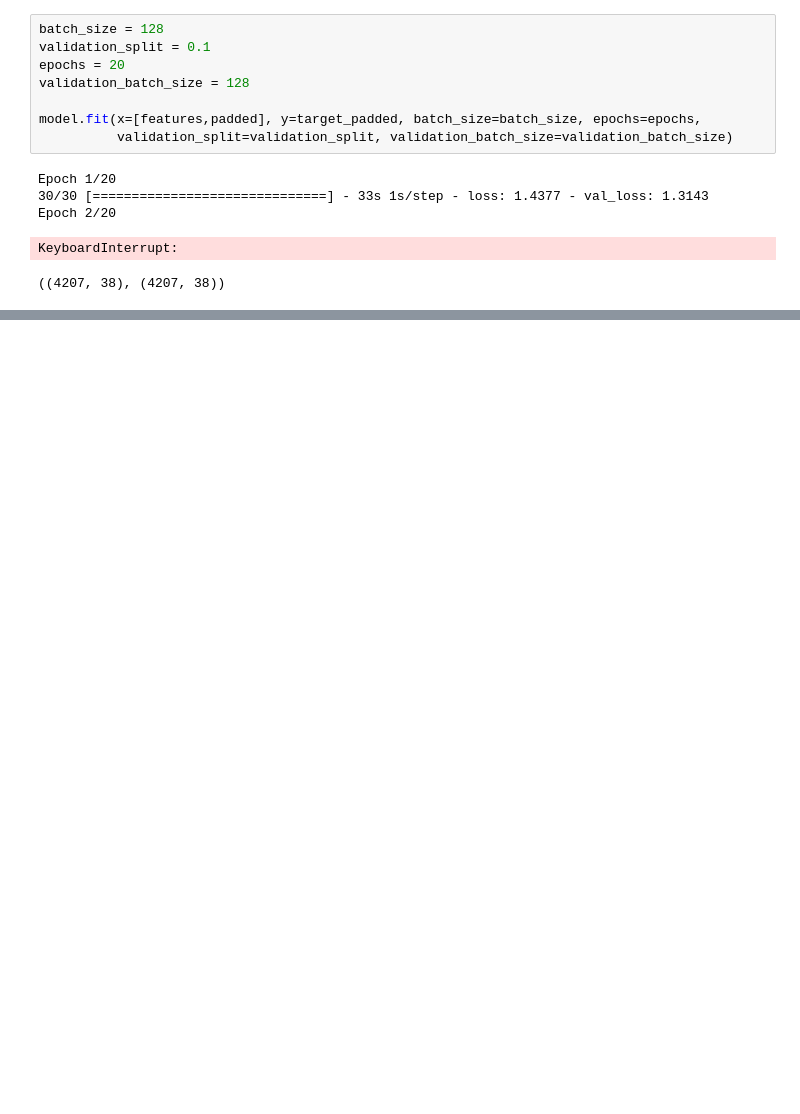
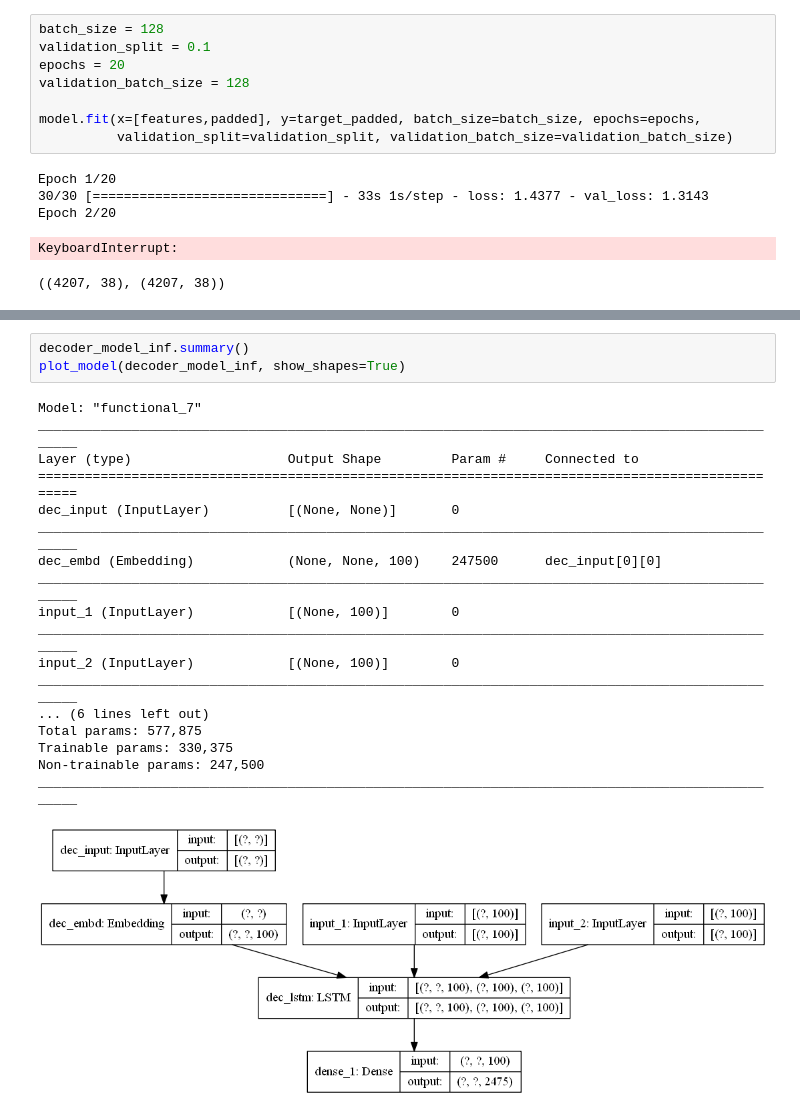
Before and after one commit to ArihantRawat/Video_Captioning, a Jupyter notebook: temp.ipynb, the cells around one changed output, grey strips where cells are left out. Drawn from its saved outputs; the diff is of its cells as text; blank space fills up the shorter version.

```diff
--- a/temp.ipynb
+++ b/temp.ipynb
@@ -105,0 +137,22 @@ KeyboardInterrupt:
+# %%
+decoder_model_inf.summary()
+plot_model(decoder_model_inf, show_shapes=True)
+# %% [output]
+Model: "functional_7"
+__________________________________________________________________________________________________
+Layer (type)                    Output Shape         Param #     Connected to
+==================================================================================================
+dec_input (InputLayer)          [(None, None)]       0
+__________________________________________________________________________________________________
+dec_embd (Embedding)            (None, None, 100)    247500      dec_input[0][0]
+__________________________________________________________________________________________________
+input_1 (InputLayer)            [(None, 100)]        0
+__________________________________________________________________________________________________
+input_2 (InputLayer)            [(None, 100)]        0
+__________________________________________________________________________________________________
+... (6 lines left out)
+Total params: 577,875
+Trainable params: 330,375
+Non-trainable params: 247,500
+__________________________________________________________________________________________________
+[figure, added]
```
Also changed, not shown: parts of 4 cells of this notebook, 1 other file.
